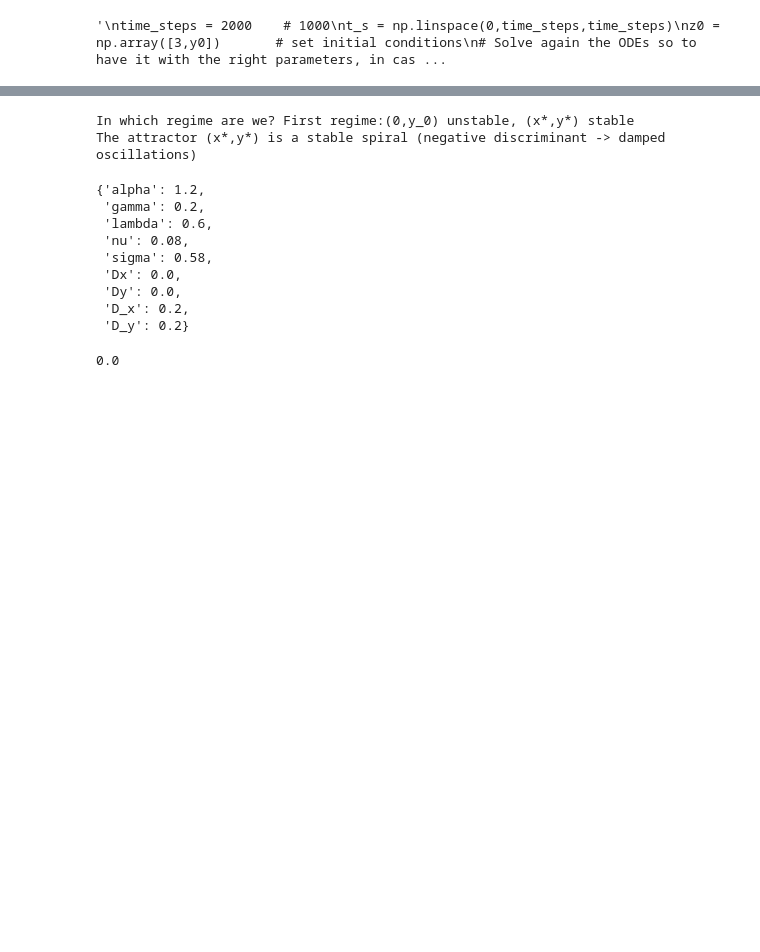
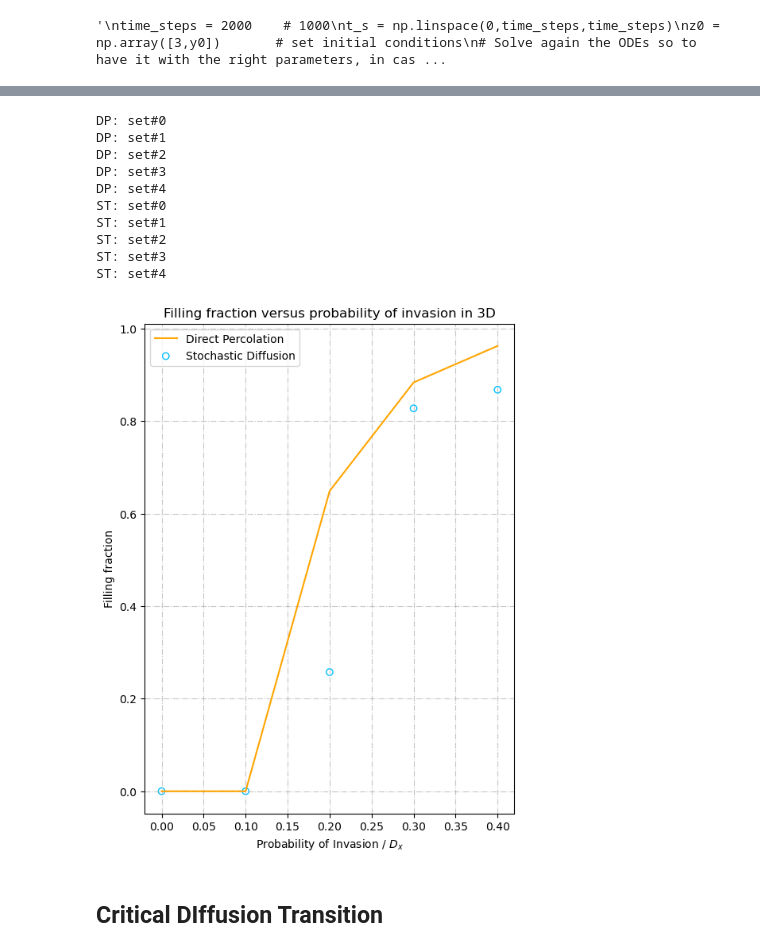
Before and after one commit to pietromalagoli/PCS, a Jupyter notebook: project.ipynb, the cells around one changed output, grey strips where cells are left out. Cells and saved outputs as stored; diff of their text form; code cells hidden in the pictures; blank space fills up the shorter version.

```diff
--- a/project.ipynb
+++ b/project.ipynb
@@ -498,28 +578,34 @@ import model as m
-# %%
-par['alpha']=1.2
-par['gamma']=0.2
-par['lambda']=0.6
-par['nu']=0.08
-par['sigma']=0.58
-par['Dx'] = 0.2
-par['Dy']= 0.2
-m.stability(par)
-par
-# %% [output]
-In which regime are we? First regime:(0,y_0) unstable, (x*,y*) stable
-The attractor (x*,y*) is a stable spiral (negative discriminant -> damped oscillations)
-{'alpha': 1.2,
- 'gamma': 0.2,
- 'lambda': 0.6,
- 'nu': 0.08,
- 'sigma': 0.58,
- 'Dx': 0.0,
- 'Dy': 0.0,
- 'D_x': 0.2,
- 'D_y': 0.2}
-# %%
-args = [100,500,par,True]
-F = m.lattice1(args)
-F
-# %% [output]
-0.0
+# %%
+n_iter = 50     # number of iterations per set of parameters
+Pspan = np.linspace(0,0.4,15)     # set of probabiilty of invasion
+dim = 3
+models_DP = [m.DP1d,m.DP2d,m.DP3d]
+params_DP = [22, 500, 0.7, n_iter]      # [N, timesteps, Pdis, n_iter]
+fillings_DP3 = m.filling_fraction_DP(model=models_DP[dim-1],Pspan=Pspan,params=params_DP)
+models_ST = [m.lattice1,m.lattice2,m.lattice3]
+params_ST = [22, 500, par, n_iter, True]
+fillings_ST3 = m.filling_fraction_ST(model=models_ST[dim-1],Pspan=Pspan,params=params_ST)
+
+plt.figure(figsize=(6,8))
+plt.plot(fillings_DP3[0,:],fillings_DP3[1,:],c='orange',label='Direct Percolation')
+plt.scatter(fillings_DP3[0,:],fillings_ST3[1,:],label='Stochastic Diffusion',facecolors='none', edgecolors='deepskyblue')
+plt.title(f'Filling fraction versus probability of invasion in {dim}D')
+plt.xlabel(r'Probability of Invasion / $D_{x}$')
+plt.ylabel('Filling fraction')
+plt.grid(True,which='both',alpha=0.7,linestyle='-.')
+m.add_par_box({'N': params_DP[0], 'time_steps': params_DP[1], 'Pdis': params_DP[2]})
+plt.savefig(f'plots/filling{dim}D.png')
+plt.legend()
+plt.show()
+# %% [output]
+DP: set#0
+DP: set#1
+DP: set#2
+DP: set#3
+DP: set#4
+ST: set#0
+ST: set#1
+ST: set#2
+ST: set#3
+ST: set#4
+[figure, added]
@@ -525,0 +638,2 @@ F
+# %% [markdown]
+## Critical DIffusion Transition
```
Also changed, not shown: parts of 19 cells of this notebook, 7 other files.
